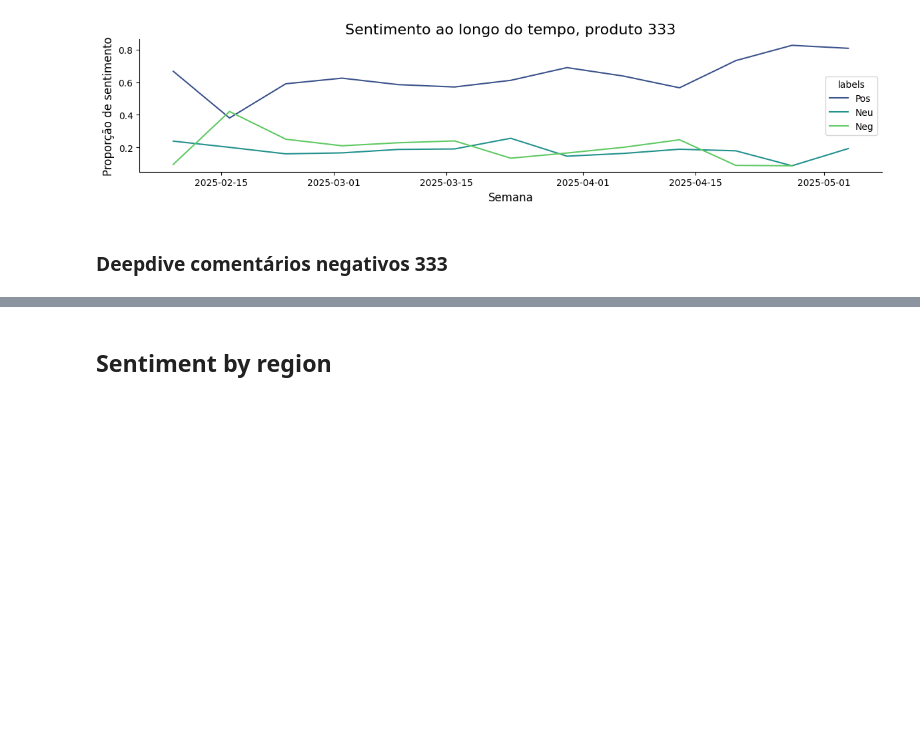
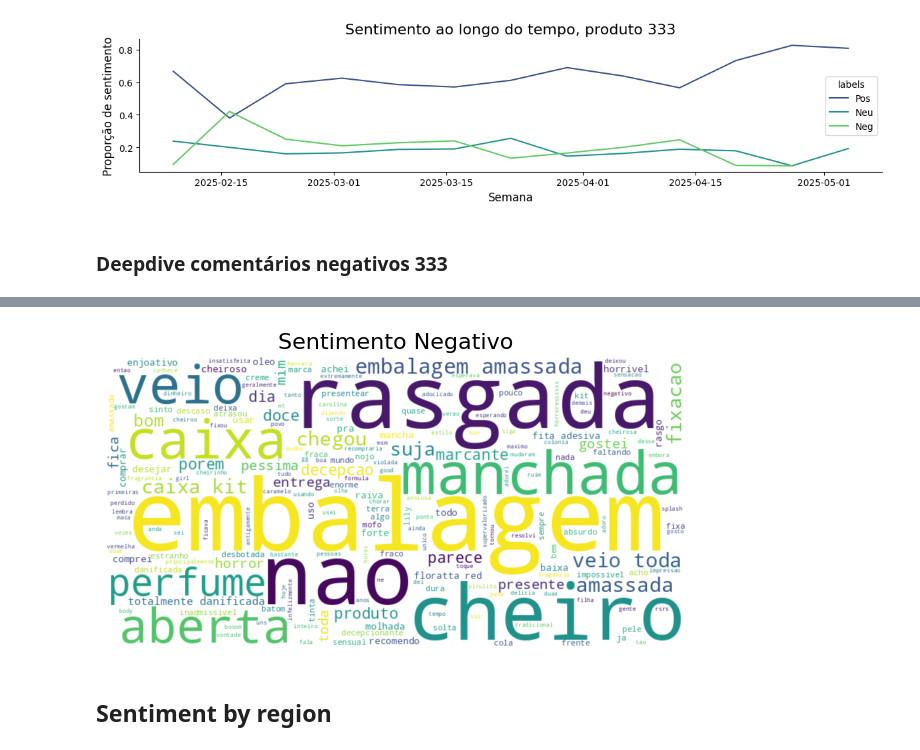
Before and after one commit to caio-olubini/Case---Especialista-de-Dados-Ecomm-, a Jupyter notebook: Parte 2 - Análise de Sentimento/Sentiment_Analysis_Products_Reviews_PT_BR.ipynb, the cells around one changed output, grey strips where cells are left out. Cells and saved outputs as stored; diff of their text form; code cells hidden in the pictures; blank space fills up the shorter version.

```diff
--- a/Parte 2 - Análise de Sentimento/Sentiment_Analysis_Products_Reviews_PT_BR.ipynb
+++ b/Parte 2 - Análise de Sentimento/Sentiment_Analysis_Products_Reviews_PT_BR.ipynb
@@ -870,3 +1032,29 @@ dtype: object
+# %%
+# Filter reviews by sentiment
+neg_reviews = df_reviews[(df_reviews['COD_PRODUTO'] == 222) & (df_reviews['labels'] == 'Neg')]['MSG_AVALIACAO']
+
+
+# Combine reviews into single strings
+text = " ".join(review for review in neg_reviews)
+
+# Preprocess the text for each sentiment
+text = preprocess_text(text)
+
+# Generate word clouds
+wordcloud = WordCloud(width=800, height=400, background_color='white').generate(text)
+
+# Display the word clouds
+plt.figure(figsize=(18, 6))
+
+plt.subplot(1, 3, 1)
+plt.imshow(wordcloud, interpolation='bilinear')
+plt.title('Sentimento Negativo', fontsize=16)
+plt.axis("off")
+
+plt.tight_layout()
+plt.show()
+# %% [output]
+[figure, added]
 # %% [markdown]
 ## Sentiment by region
 # %%
```
Also changed, not shown: parts of 18 cells of this notebook.
